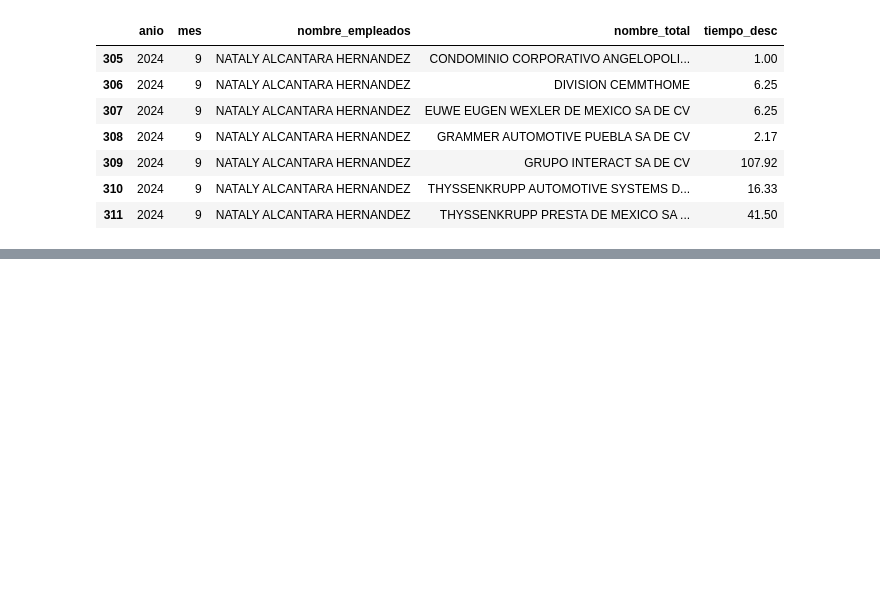
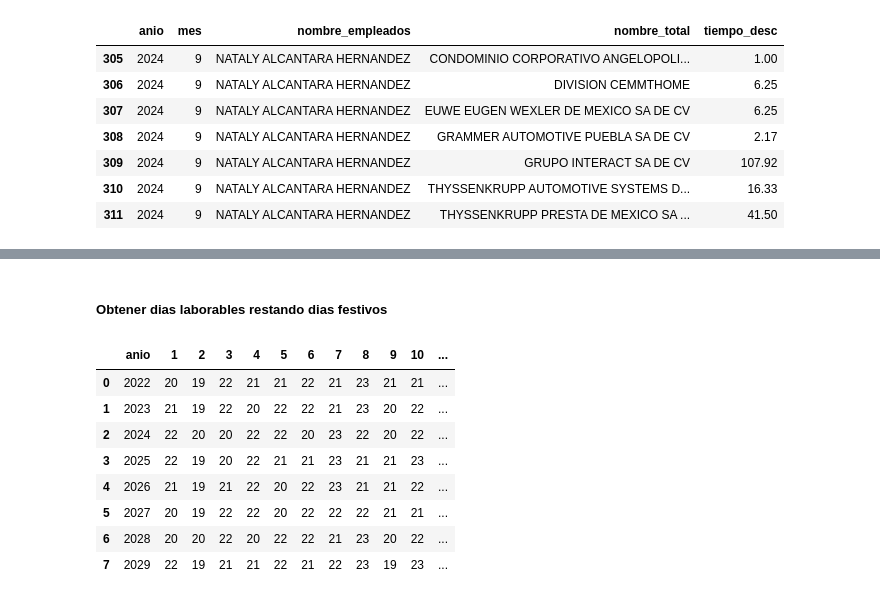
Before and after one commit to devAriza/data_gin_streamlit, a Jupyter notebook: data_analysis.ipynb, the cells around one changed output, grey strips where cells are left out. Drawn from its saved outputs; the diff is of its cells as text; code cells hidden in the pictures; blank space fills up the shorter version.

```diff
--- a/data_analysis.ipynb
+++ b/data_analysis.ipynb
@@ -169,0 +191,44 @@ resumen.query("anio == 2024 and mes == 8 and nombre_empleados == 'NATALY ALCANTA
+# %% [markdown]
+##### Obtener dias laborables restando dias festivos
+# %%
+import holidays
+import calendar
+
+years = range(2022, 2030)
+
+data = []
+
+for year in years:
+    mx_holidays = holidays.MX(years=year)
+
+    # Inicializar diccionario para almacenar días laborales por mes
+    month_workdays = {}
+
+    for month in range(1, 13):
+        total_days = calendar.monthrange(year, month)[1]
+
+        # Días feriados en el mes
+        holiday_count = sum(1 for date in mx_holidays if date.year == year and date.month == month)
+
+        weekends = sum(1 for day in range(1, total_days + 1)
+                       if calendar.weekday(year, month, day) in [5, 6])
+
+        workdays = total_days - holiday_count - weekends
+        month_workdays[month] = workdays
+
+    data.append([year] + list(month_workdays.values()))
+
+meses = ['Enero', 'Febrero', 'Marzo', 'Abril', 'Mayo', 'Junio', 'Julio', 'Agosto', 'Septiembre', 'Octubre', 'Noviembre', 'Diciembre']
+columns = ["anio"] + [f"{m}" for m in range(1,13)]
+df_laborables = pd.DataFrame(data, columns=columns)
+df_laborables
+# %% [output]
+|  | anio | 1 | 2 | 3 | 4 | 5 | 6 | 7 | 8 | 9 | 10 | ... |
+| 0 | 2022 | 20 | 19 | 22 | 21 | 21 | 22 | 21 | 23 | 21 | 21 | ... |
+| 1 | 2023 | 21 | 19 | 22 | 20 | 22 | 22 | 21 | 23 | 20 | 22 | ... |
+| 2 | 2024 | 22 | 20 | 20 | 22 | 22 | 20 | 23 | 22 | 20 | 22 | ... |
+| 3 | 2025 | 22 | 19 | 20 | 22 | 21 | 21 | 23 | 21 | 21 | 23 | ... |
+| 4 | 2026 | 21 | 19 | 21 | 22 | 20 | 22 | 23 | 21 | 21 | 22 | ... |
+| 5 | 2027 | 20 | 19 | 22 | 22 | 20 | 22 | 22 | 22 | 21 | 21 | ... |
+| 6 | 2028 | 20 | 20 | 22 | 20 | 22 | 22 | 21 | 23 | 20 | 22 | ... |
+| 7 | 2029 | 22 | 19 | 21 | 21 | 22 | 21 | 22 | 23 | 19 | 23 | ... |
```
Also changed, not shown: parts of 5 cells of this notebook, 1 other file.
